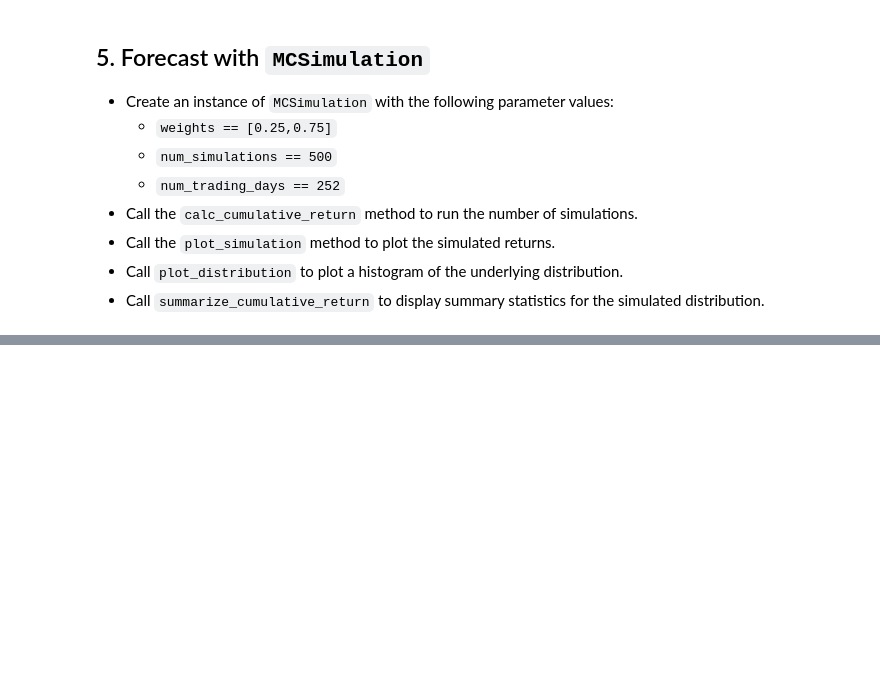
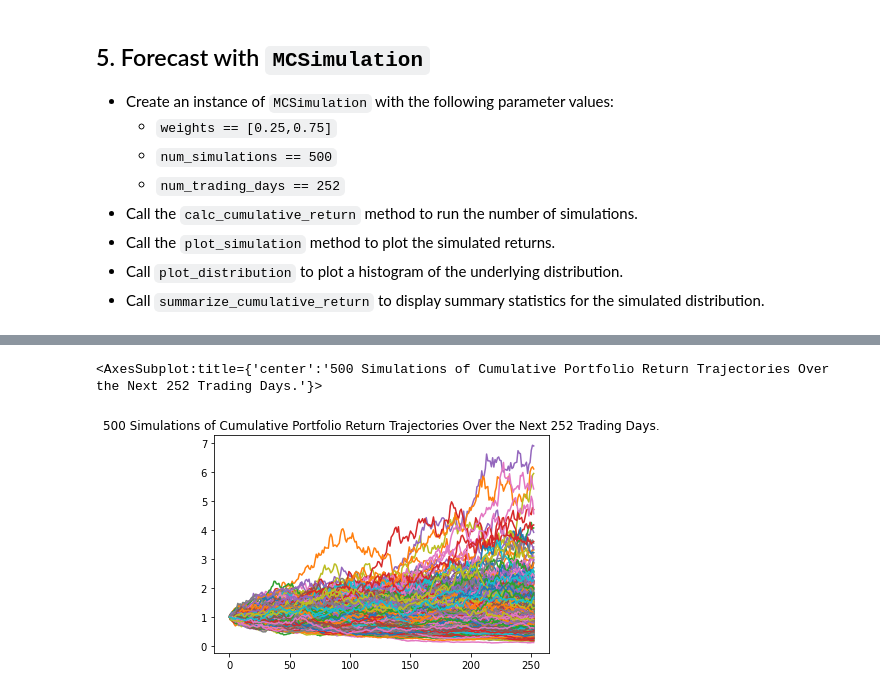
Before and after one commit to davidlp94/00_Module_Activities, a Jupyter notebook: Module_5/Class_2_Activities/04-Stu_Intro_MonteCarlo/Unsolved/monte_carlo.ipynb, the cells around one changed output, grey strips where cells are left out. Cells and saved outputs as stored; diff of their text form; code cells hidden in the pictures; blank space fills up the shorter version.

```diff
--- a/Module_5/Class_2_Activities/04-Stu_Intro_MonteCarlo/Unsolved/monte_carlo.ipynb
+++ b/Module_5/Class_2_Activities/04-Stu_Intro_MonteCarlo/Unsolved/monte_carlo.ipynb
@@ -83 +210,13 @@ ServerApp.rate_limit_window=3.0 (secs)
+# %%
+# MCSimulation is case sensitive to column names.
+# Rename the columns to "open", "high", "low", "close", "volume"
+columns = ['open', 'high', 'low', 'close', 'volume']
+hd_df.columns = columns
+dis_df.columns = columns
+# %%
+# Create a dictionary of the two dataframes
+to_merge_dict = {'HD': hd_df, 'DIS': dis_df}
+# %%
+# Use concat to create a merged dataframe from the dictionary
+merged_df = pd.concat(to_merge_dict.values(), axis=1, keys=to_merge_dict.keys())
 # %%
@@ -132,2 +251,13 @@ ServerApp.rate_limit_window=3.0 (secs)
+# %%
+# Create a simulation object
+merged_df = merged_df.dropna()
+merged_df
+
+MC_portfolio = MCSimulation(
+portfolio_data = merged_df,
+weights = [0.25,0.75],
+num_simulation = 500,
+num_trading_days = 252
+)
 # %%
 # Review the simulation input data
@@ -138,7 +320,10 @@ ServerApp.rate_limit_window=3.0 (secs)
 # %%
 # Visualize the simulation by creating an
 # overlay line plot
-# YOUR CODE HERE!
+MC_portfolio.plot_simulation()
+# %% [output]
+<AxesSubplot:title={'center':'500 Simulations of Cumulative Portfolio Return Trajectories Over the Next 252 Trading Days.'}>
+[figure, added]
 # %%
 # Visualize the probability distribution of the simulation
 # by plotting a histogram
```
Also changed, not shown: parts of 29 cells of this notebook.
